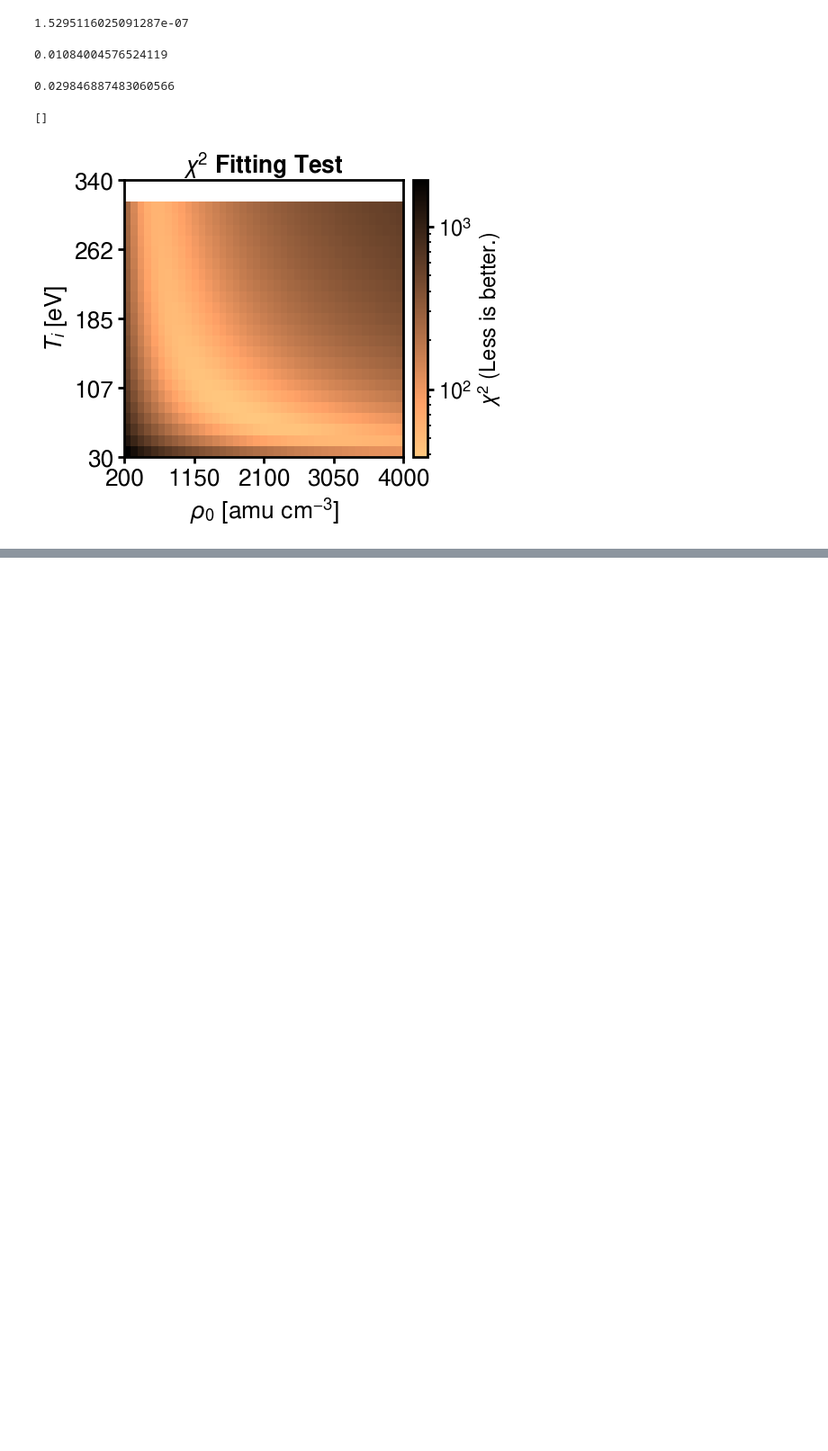
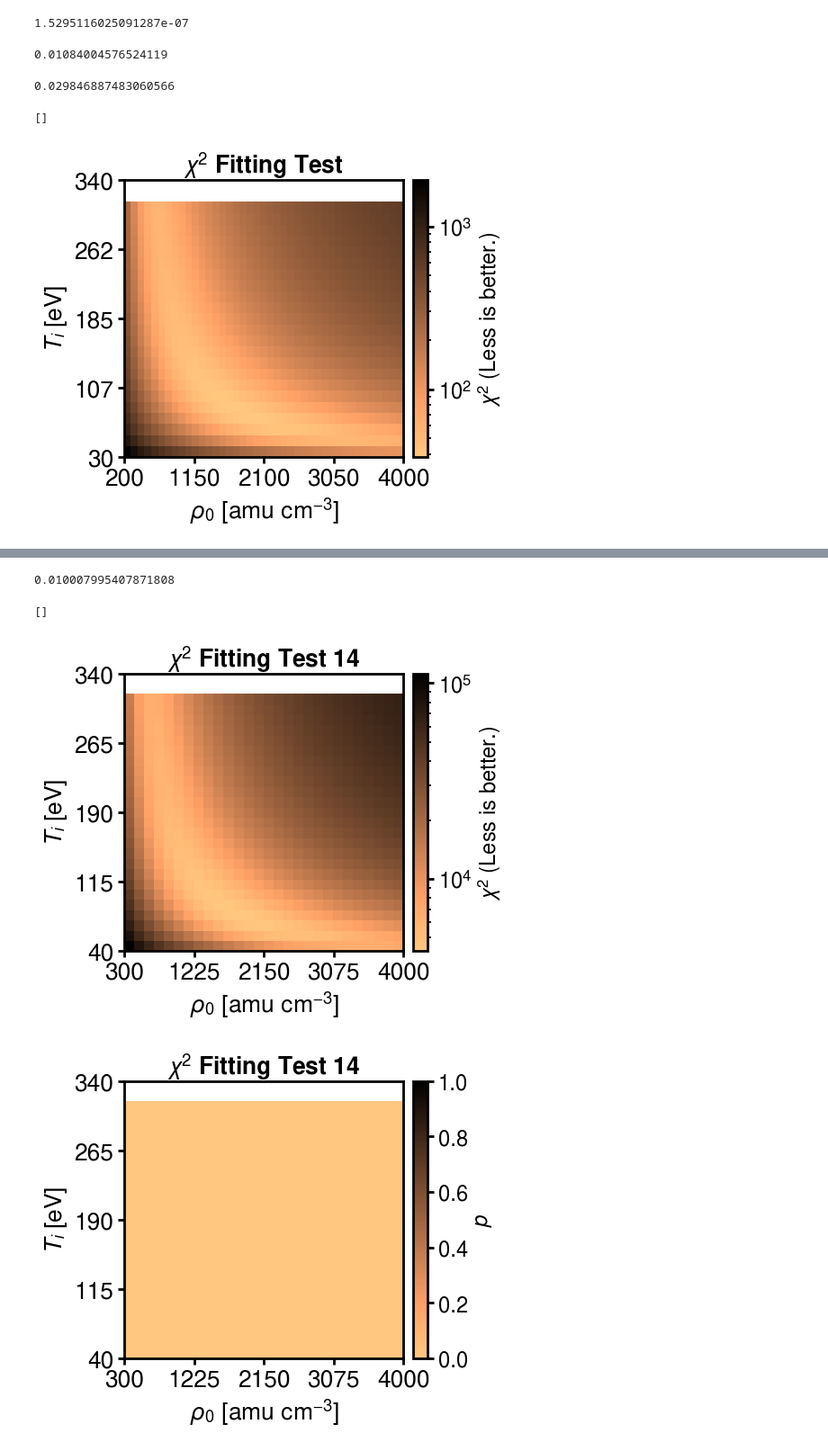
Before and after one commit to ShinnosukeSatoh/HST_Jupiter_footprints_dms, a Jupyter notebook: Leadangle_fitplot.ipynb, the cells around one changed output, grey strips where cells are left out. Shown at 90% size. Cells and saved outputs as stored; diff of their text form; code cells hidden in the pictures; blank space fills up the shorter version.

```diff
--- a/Leadangle_fitplot.ipynb
+++ b/Leadangle_fitplot.ipynb
@@ -244,0 +339,73 @@ plt.plot()
+# %%
+stats.chi2.sf(x=200, df=156)
+# %% [output]
+0.010007995407871808
+# %%
+chi2 = np.loadtxt('img/LeadangleFit/2014_3/params_chi2.txt')
+RHO0 = np.loadtxt('img/LeadangleFit/2014_3/params_RHO0.txt')
+Ti0 = np.loadtxt('img/LeadangleFit/2014_3/params_Ti0.txt')
+
+# chi square value converted to p value
+p_value = np.zeros(chi2.shape)
+for i in range(p_value.shape[0]):
+    for j in range(p_value.shape[1]):
+        p_value[i,j] = stats.chi2.sf(x=chi2[i,j], df=156)
+
+
+# chi square 0 is not true value.
+chi2min = np.min(chi2[np.where(chi2>0)])
+chi2max = np.max(chi2)
+chi2ave = np.average(chi2)
+p_value[np.where(chi2==0)] = np.nan
+chi2[np.where(chi2==0)] = np.nan
+
+# Plot
+fontsize = 19
+fig, ax = plt.subplots(figsize=(4,4), dpi=100)
+ax.tick_params(axis='both', labelsize=fontsize)
+ax.set_title('$\\chi^2$ Fitting Test 14', weight='bold', fontsize=fontsize)
+ax.set_xlabel('$\\rho_{\,0}$ [amu cm$^{-3}$]', fontsize=fontsize)
+ax.set_ylabel('$T_i$ [eV]', fontsize=fontsize)
+ax.set_xticks(np.linspace(0,chi2.shape[1],5))
+ax.set_xticklabels(np.linspace(np.min(RHO0),np.max(RHO0),5,dtype=int))
+ax.set_yticks(np.linspace(0,chi2.shape[0],5))
+ax.set_yticklabels(np.linspace(np.min(Ti0),np.max(Ti0),5,dtype=int))
+# sm = ax.pcolor(chi2, cmap='copper_r', norm=colors.LogNorm(vmin=chi2min, vmax=chi2max))
+sm = ax.pcolor(chi2, cmap='copper_r', norm=colors.LogNorm(vmin=chi2min, vmax=chi2max))
+
+axpos = ax.get_position()
+cax = fig.add_axes([axpos.x1*1.03, axpos.y0, 0.04, axpos.y1-axpos.y0])
+pp = fig.colorbar(sm, cax=cax)
+pp.set_label('$\\chi^2$ (Less is better.)', fontsize=fontsize*0.9)
+pp.ax.tick_params(labelsize=fontsize*0.9)
+pp.ax.yaxis.get_offset_text().set_fontsize(fontsize*0.9)  # 指数部のフォントサイズ
+
+plt.plot()
+
+
+# Plot
+fontsize = 19
+fig, ax = plt.subplots(figsize=(4,4), dpi=100)
+ax.tick_params(axis='both', labelsize=fontsize)
+ax.set_title('$\\chi^2$ Fitting Test 14', weight='bold', fontsize=fontsize)
+ax.set_xlabel('$\\rho_{\,0}$ [amu cm$^{-3}$]', fontsize=fontsize)
+ax.set_ylabel('$T_i$ [eV]', fontsize=fontsize)
+ax.set_xticks(np.linspace(0,chi2.shape[1],5))
+ax.set_xticklabels(np.linspace(np.min(RHO0),np.max(RHO0),5,dtype=int))
+ax.set_yticks(np.linspace(0,chi2.shape[0],5))
+ax.set_yticklabels(np.linspace(np.min(Ti0),np.max(Ti0),5,dtype=int))
+# sm = ax.pcolor(chi2, cmap='copper_r', norm=colors.LogNorm(vmin=chi2min, vmax=chi2max))
+sm = ax.pcolor(p_value, cmap='copper_r', vmin=0, vmax=1)
+
+axpos = ax.get_position()
+cax = fig.add_axes([axpos.x1*1.03, axpos.y0, 0.04, axpos.y1-axpos.y0])
+pp = fig.colorbar(sm, cax=cax)
+pp.set_label('$p$', fontsize=fontsize*0.9)
+pp.ax.tick_params(labelsize=fontsize*0.9)
+pp.ax.yaxis.get_offset_text().set_fontsize(fontsize*0.9)  # 指数部のフォントサイズ
+
+plt.plot()
+# %% [output]
+[]
+[figure, added]
+[figure, added]
```
Also changed, not shown: parts of 17 cells of this notebook, 11 other files.
